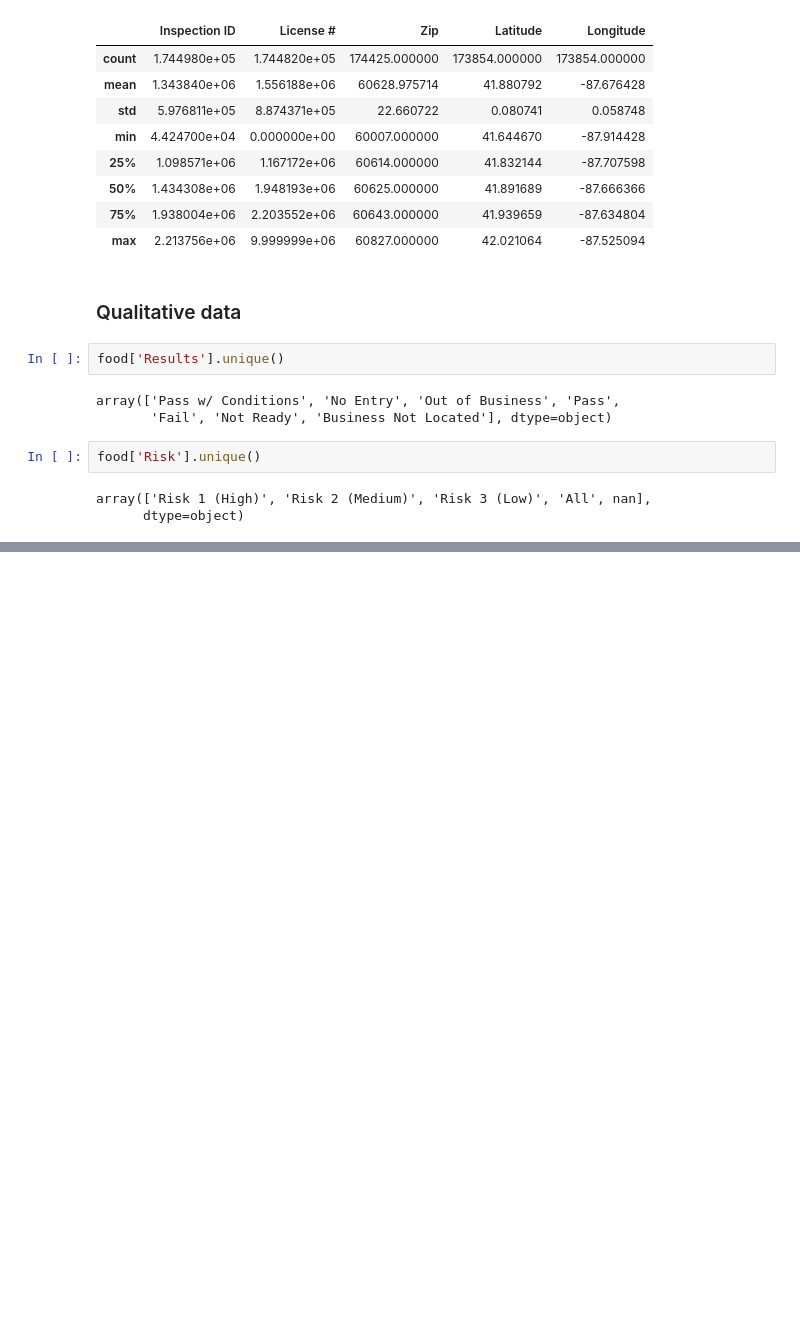
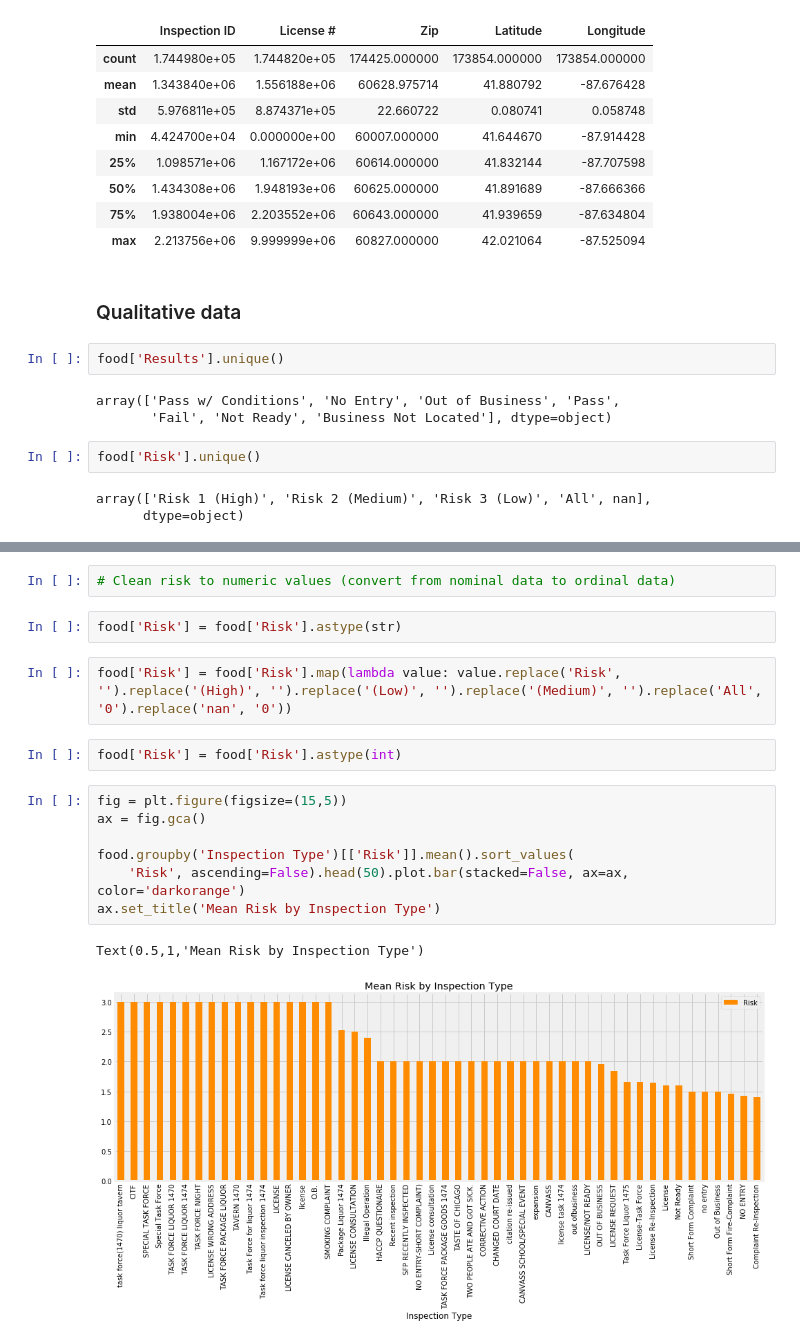
Before and after one commit to yungshun317/feature-understanding, a Jupyter notebook: food_inspections.ipynb, the cells around one changed output, grey strips where cells are left out. Drawn from its saved outputs; the diff is of its cells as text; blank space fills up the shorter version.

```diff
--- a/food_inspections.ipynb
+++ b/food_inspections.ipynb
@@ -89,0 +114,18 @@ array(['Risk 1 (High)', 'Risk 2 (Medium)', 'Risk 3 (Low)', 'All', nan],
+# %%
+# Clean risk to numeric values (convert from nominal data to ordinal data)
+# %%
+food['Risk'] = food['Risk'].astype(str)
+# %%
+food['Risk'] = food['Risk'].map(lambda value: value.replace('Risk', '').replace('(High)', '').replace('(Low)', '').replace('(Medium)', '').replace('All', '0').replace('nan', '0'))
+# %%
+food['Risk'] = food['Risk'].astype(int)
+# %%
+fig = plt.figure(figsize=(15,5))
+ax = fig.gca()
+
+food.groupby('Inspection Type')[['Risk']].mean().sort_values(
+    'Risk', ascending=False).head(50).plot.bar(stacked=False, ax=ax, color='darkorange')
+ax.set_title('Mean Risk by Inspection Type')
+# %% [output]
+Text(0.5,1,'Mean Risk by Inspection Type')
+[figure, added]
```
Also changed, not shown: parts of 4 cells of this notebook.
